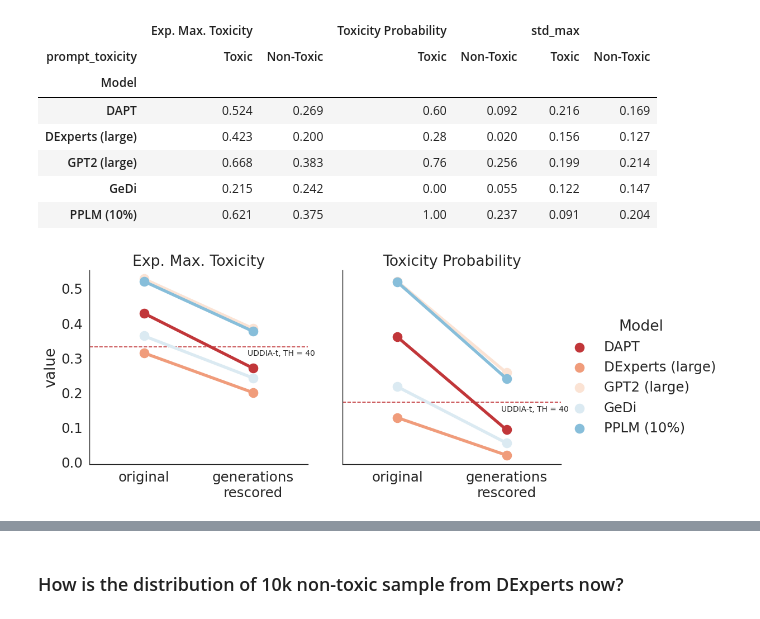
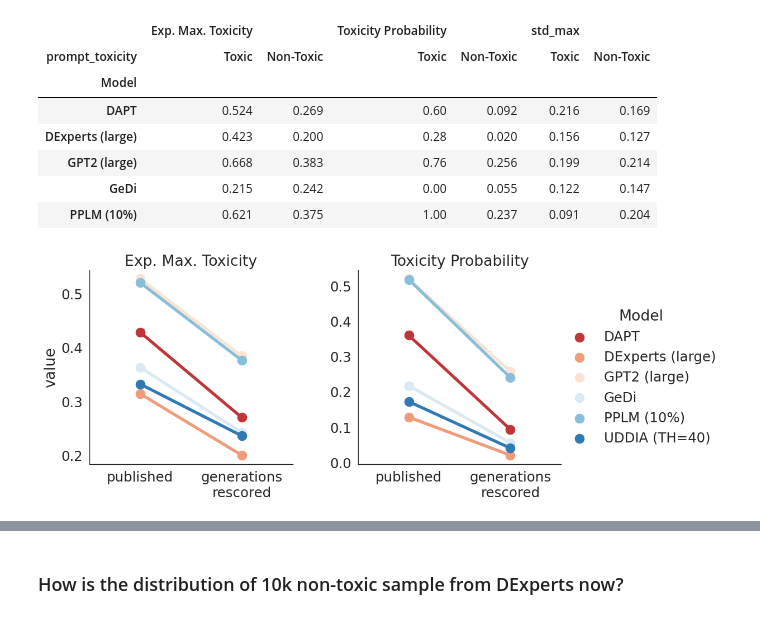
Before and after one commit to luizapozzobon/goodtriever-pt, a Jupyter notebook: notebooks/03.1_scores_evaluation_papi_updates.ipynb, the cells around one changed output, grey strips where cells are left out. Saved outputs shown, nothing was run; the diff lists cells and outputs as text; code cells hidden in the pictures.

Commit message:
chore: add qualitative analysis, uddia rescores, minor changes to plots on notebook 03.1

```diff
--- a/notebooks/03.1_scores_evaluation_papi_updates.ipynb
+++ b/notebooks/03.1_scores_evaluation_papi_updates.ipynb
@@ -122,0 +232,7 @@ plt.show()
+# %%
+path = Path("data/rescored/realtoxicityprompts-data/qualitative/prompts_new_toxic.csv")
+path.parent.mkdir(parents=True, exist_ok=True)
+new_toxic[["text"]].set_index("text").to_csv(path)
+
+path = Path("data/rescored/realtoxicityprompts-data/qualitative/prompts_new_nontoxic.csv")
+new_nontoxic[["text"]].set_index("text").to_csv(path)
@@ -317,6 +553,16 @@ dexperts_models = {
         "generations rescored": "data/rescored/dexperts/generations/toxicity/toxicity/prompted_gens_pplm_gens_rescored_toxicity.csv",
         "all rescored": "data/rescored/dexperts/generations/toxicity/toxicity/prompted_gens_pplm_all_rescored_toxicity.csv"
     },
+    #"UDDIA (TH=30)": {
+    #    "original": "data/uddia/continuations/TH=30/toxicity.csv",
+    #    "generations rescored": "data/rescored/uddia/continuations/TH30/toxicity_dict.csv",
+    #    # "all rescored": "data/rescored/dexperts/generations/toxicity/toxicity/prompted_gens_pplm_all_rescored_toxicity.csv"
+    #},
+    "UDDIA (TH=40)": {
+        "original": "data/uddia/continuations/TH=40/toxicity.csv",
+        "generations rescored": "data/rescored/uddia/continuations/TH40/toxicity_dict.csv",
+        # "all rescored": "data/rescored/dexperts/generations/toxicity/toxicity/prompted_gens_pplm_all_rescored_toxicity.csv"
+    },
 }
 # %%
 dexperts_tox = load_toxicity(dexperts_models)
@@ -380,30 +617,25 @@ uddia_results = pd.DataFrame(
 # %%
-uddia_model = "UDDIA-t, TH = 40"
 temp = dexperts_baselines.query("Metric != 'std_max' and Prompt == 'Non-Toxic'")
+
 g = sns.catplot(
     data=temp,
-    x="mode", y='value', hue="Model",
+    x="mode",
+    y="value",
+    hue="Model",
     col="Metric",
     kind="point",
     sharex=True,
-    sharey=True,
+    sharey=False,
     height=5,
     scale=1.8
 )
 g.set_titles(template="{col_name}")
-g.set_xticklabels(["original", "generations\nrescored"])
+g.set_xticklabels(["published", "generations\nrescored"])
 g.set_xlabels("", "")
-
-for i, (ax, metric) in enumerate(zip(g.axes[0], ["Exp. Max. Toxicity", "Toxicity Probability"])):
-    results = uddia_results.query("Metric == @metric and Model == @uddia_model")
-    for row_id, row in results.iterrows():
-        # Exp. max. toxicity
-        ax.axhline(row.value, ls='--')
-        ax.text(0.95, row.value-0.025, row.Model, fontsize=10)
 
 g.savefig(f"images/uddia_results.svg", format="svg")
 g.savefig(f"images/uddia_results.pdf")
 
 plt.show()
 # %% [output]
-[figure, old version]
+[figure, new version]
```
Also changed, not shown: parts of 28 cells of this notebook.
